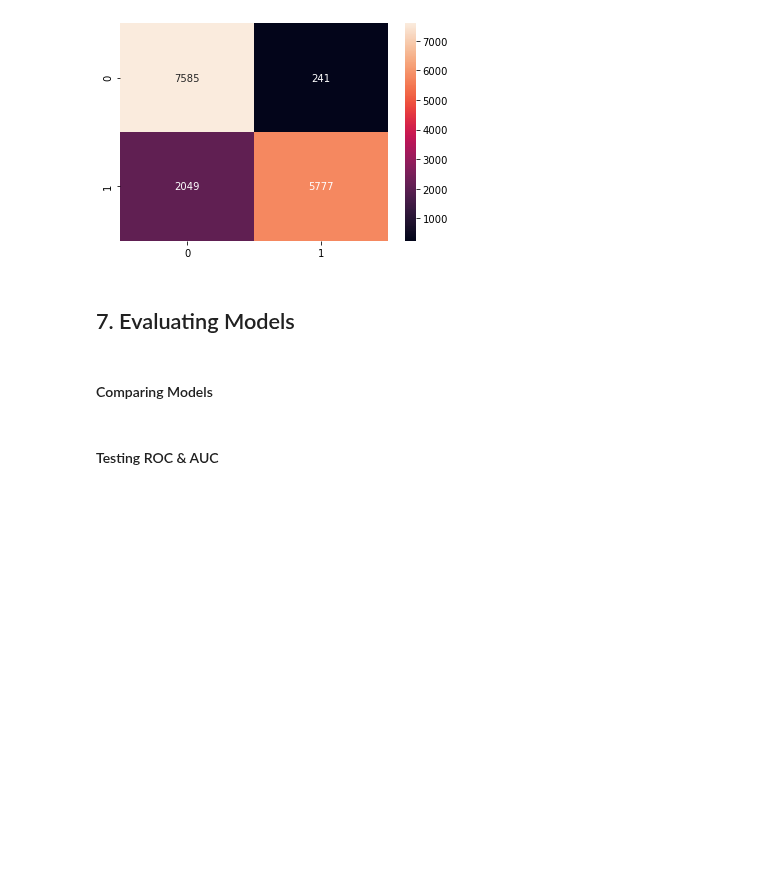
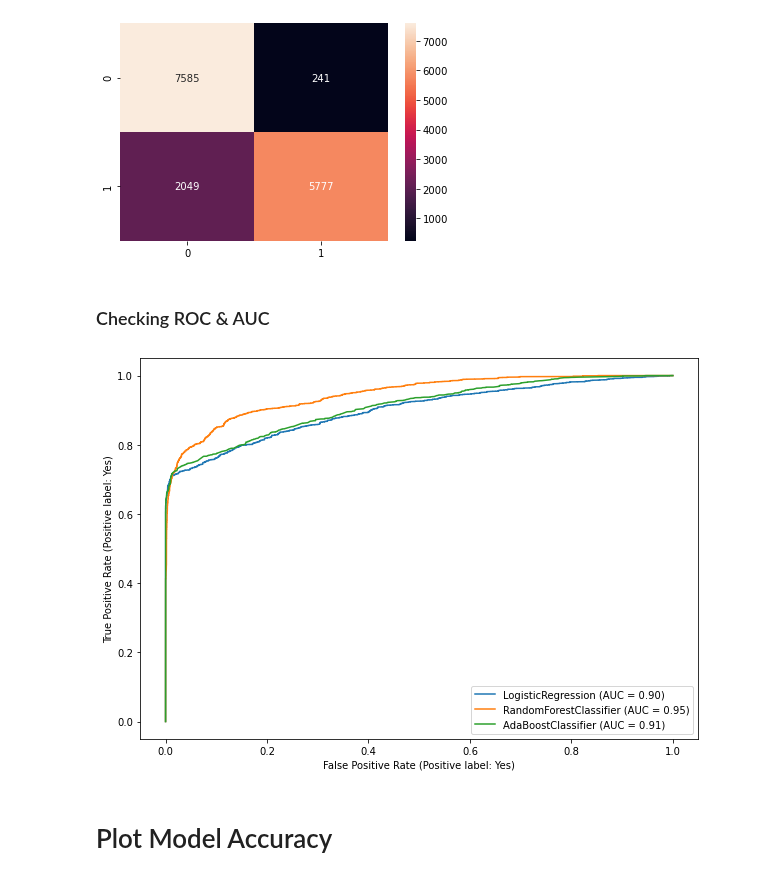
Before and after one commit to reediredale/institute-of-data, a Jupyter notebook: Projects/Capstone-CustomerBehaviour/engagement-notebook.ipynb, the cells around one changed output. Saved outputs shown, nothing was run; the diff lists cells and outputs as text; code cells hidden in the pictures; blank space fills up the shorter version.

Commit message:
Updated images and ROC & AUC on 1 screen.

```diff
--- a/Projects/Capstone-CustomerBehaviour/engagement-notebook.ipynb
+++ b/Projects/Capstone-CustomerBehaviour/engagement-notebook.ipynb
@@ -499,10 +499,10 @@ Counter({'No': 3131, 'Yes': 523})
 ## 6.1 Logistic Regression Model
 # %%
 from sklearn.linear_model import LogisticRegression
-model = LogisticRegression(solver='liblinear', max_iter = 5000)
-# result = model.fit(X_train, y_train)
-result = model.fit(X_res, y_res)  # added y res
 
+model_logreg = LogisticRegression(solver='liblinear', max_iter = 5000)
+
+model_logreg.fit(X_res, y_res)
 
 from sklearn import metrics
 prediction_test = model.predict(X_res)
@@ -574,11 +579,11 @@ weighted avg       0.87      0.85      0.84     15652
 ## 6.3 AdaBoost Model
 # %%
 from sklearn.ensemble import AdaBoostClassifier
-model = AdaBoostClassifier()
+model_ada = AdaBoostClassifier()
 # n_estimators = 50 (default value)
 # base_estimator = DecisionTreeClassifier (default value)
-model.fit(X_res,y_res)
-preds = model.predict(X_res)
+model_ada.fit(X_res,y_res)
+preds = model_ada.predict(X_res)
 metrics.accuracy_score(y_res, preds)
 
 ada = print(metrics.accuracy_score(y_res, preds))
@@ -603,11 +608,7 @@ Accuracy is:  0.8536928188090979
    macro avg       0.87      0.85      0.85     15652
 weighted avg       0.87      0.85      0.85     15652
 [figure]
-# %% [markdown]
-## 7. Evaluating Models
-# %% [markdown]
-#### Comparing Models
 # %% [markdown]
-#### Testing ROC & AUC
+### Checking ROC & AUC
 # %%
 from sklearn.metrics import roc_curve, auc
@@ -614,3 +617,16 @@ from sklearn.metrics import roc_curve, auc
+# %%
+plt.figure(figsize=(10,7))
+
+from sklearn.metrics import plot_roc_curve
+
+classifiers = [model_logreg, model_rf, model_ada]
+ax = plt.gca()
+for i in classifiers:
+    plot_roc_curve(i, X_res, y_res, ax=ax)
+# %% [output]
+[figure, added]
+# %% [markdown]
+# Plot Model Accuracy
 # %%
 plt.figure(figsize=(10,7))
 
```
Also changed, not shown: parts of 15 cells of this notebook, 11 other files.
